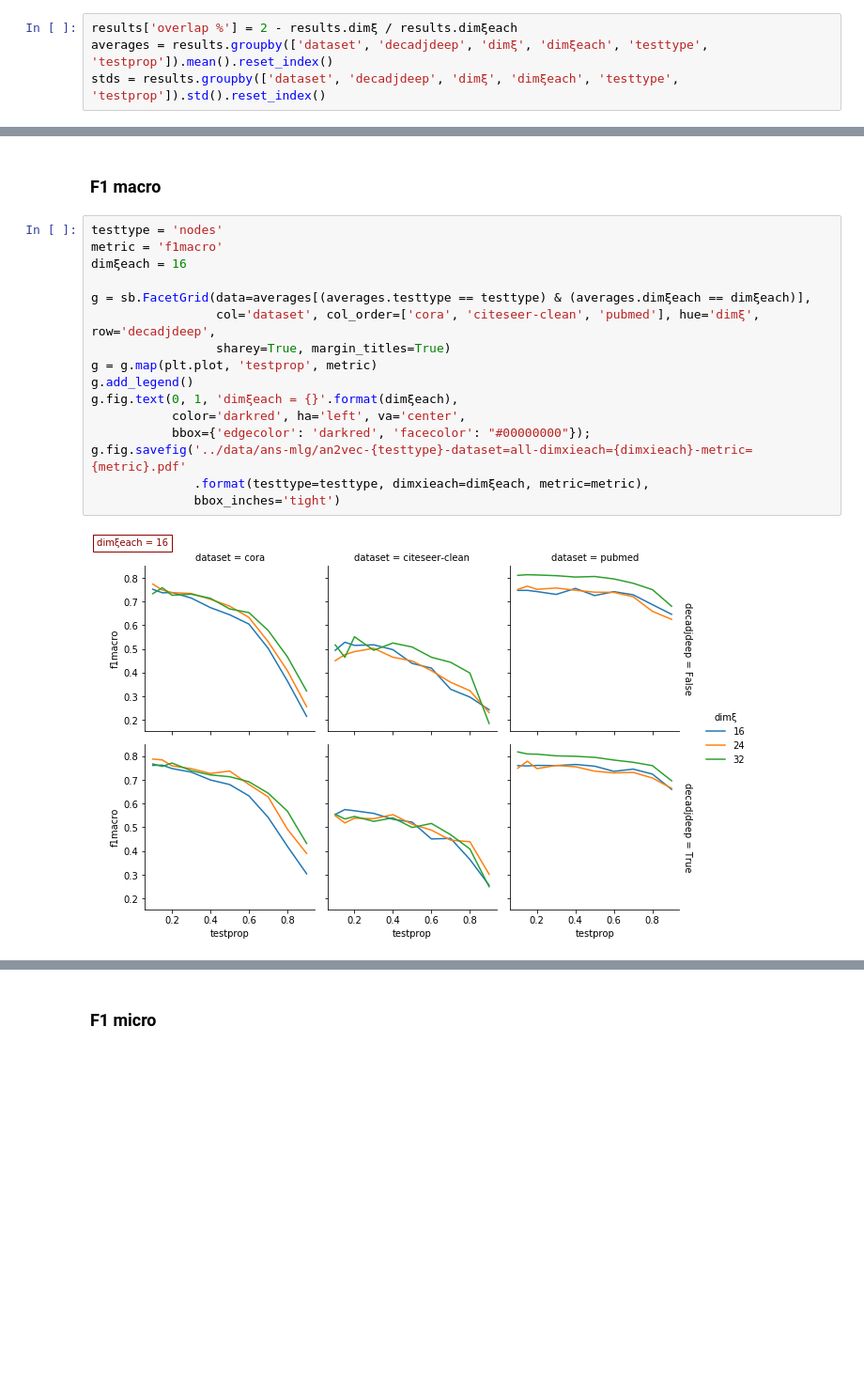
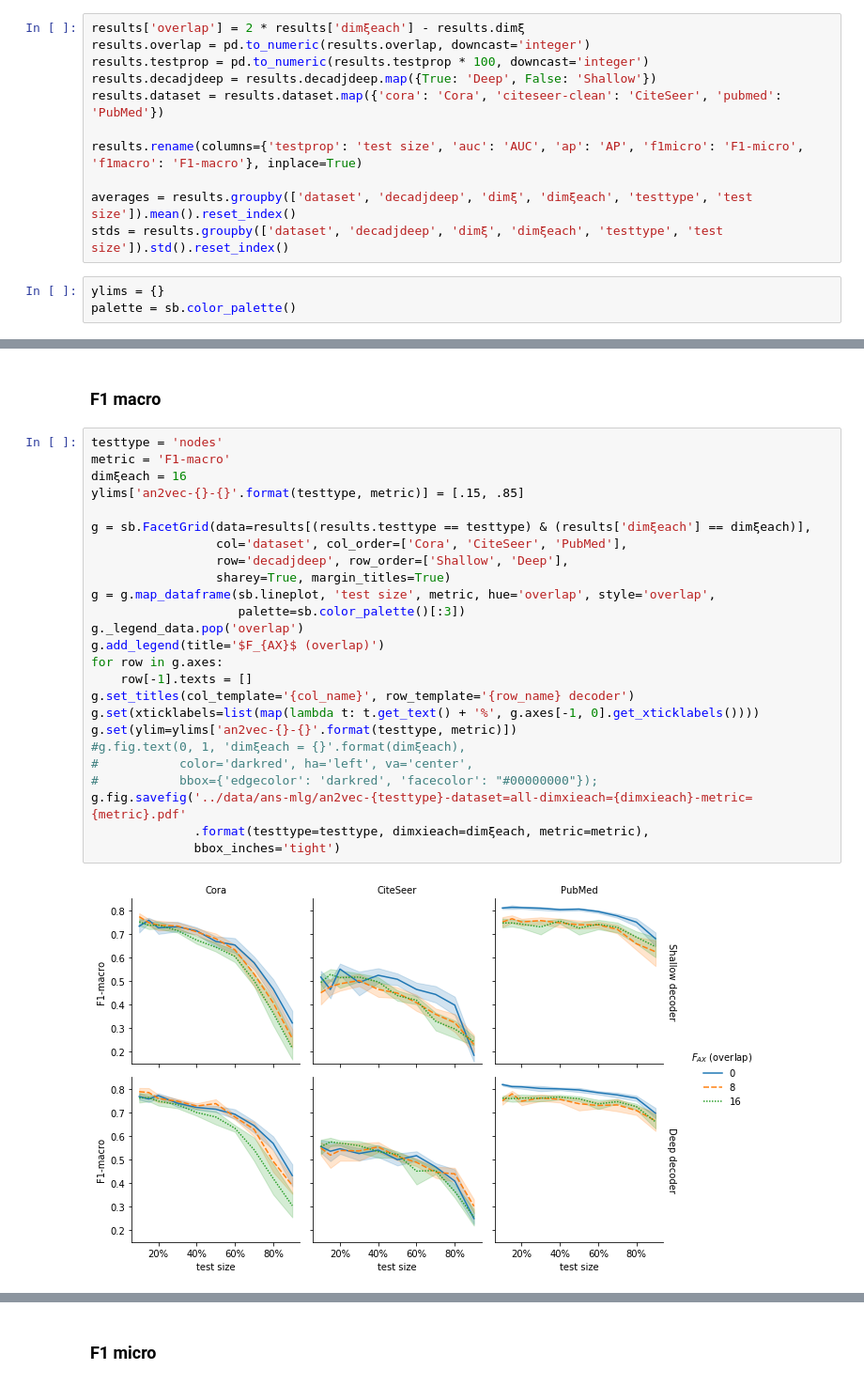
Before and after one commit to ixxi-dante/an2vec, a Jupyter notebook: julia/nc-lp-several_testprops-several_dimxieach.ipynb, the cells around one changed output, grey strips where cells are left out. Shown at 94% size. Saved outputs shown, nothing was run; the diff lists cells and outputs as text; blank space fills up the shorter version.

Commit message:
feat/benchmarks: some figure formatting

```diff
--- a/julia/nc-lp-several_testprops-several_dimxieach.ipynb
+++ b/julia/nc-lp-several_testprops-several_dimxieach.ipynb
@@ -44,10 +44,20 @@ Excluding the 0 / 3200 points with total loss > 10
 
 Loading dimxieach = 32
 Excluding the 0 / 4000 points with total loss > 10
-# %%
-results['overlap %'] = 2 - results.dimξ / results.dimξeach
-averages = results.groupby(['dataset', 'decadjdeep', 'dimξ', 'dimξeach', 'testtype', 'testprop']).mean().reset_index()
-stds = results.groupby(['dataset', 'decadjdeep', 'dimξ', 'dimξeach', 'testtype', 'testprop']).std().reset_index()
+# %%
+results['overlap'] = 2 * results['dimξeach'] - results.dimξ
+results.overlap = pd.to_numeric(results.overlap, downcast='integer')
+results.testprop = pd.to_numeric(results.testprop * 100, downcast='integer')
+results.decadjdeep = results.decadjdeep.map({True: 'Deep', False: 'Shallow'})
+results.dataset = results.dataset.map({'cora': 'Cora', 'citeseer-clean': 'CiteSeer', 'pubmed': 'PubMed'})
+
+results.rename(columns={'testprop': 'test size', 'auc': 'AUC', 'ap': 'AP', 'f1micro': 'F1-micro', 'f1macro': 'F1-macro'}, inplace=True)
+
+averages = results.groupby(['dataset', 'decadjdeep', 'dimξ', 'dimξeach', 'testtype', 'test size']).mean().reset_index()
+stds = results.groupby(['dataset', 'decadjdeep', 'dimξ', 'dimξeach', 'testtype', 'test size']).std().reset_index()
+# %%
+ylims = {}
+palette = sb.color_palette()
 # %% [markdown]
 ## Edge reconstruction
 # %% [markdown]
@@ -136,21 +186,30 @@ for dataset in datasets:
 ### F1 macro
 # %%
 testtype = 'nodes'
-metric = 'f1macro'
+metric = 'F1-macro'
 dimξeach = 16
+ylims['an2vec-{}-{}'.format(testtype, metric)] = [.15, .85]
 
-g = sb.FacetGrid(data=averages[(averages.testtype == testtype) & (averages.dimξeach == dimξeach)],
-                 col='dataset', col_order=['cora', 'citeseer-clean', 'pubmed'], hue='dimξ', row='decadjdeep',
+g = sb.FacetGrid(data=results[(results.testtype == testtype) & (results['dimξeach'] == dimξeach)],
+                 col='dataset', col_order=['Cora', 'CiteSeer', 'PubMed'],
+                 row='decadjdeep', row_order=['Shallow', 'Deep'],
                  sharey=True, margin_titles=True)
-g = g.map(plt.plot, 'testprop', metric)
-g.add_legend()
-g.fig.text(0, 1, 'dimξeach = {}'.format(dimξeach),
-           color='darkred', ha='left', va='center',
-           bbox={'edgecolor': 'darkred', 'facecolor': "#00000000"});
+g = g.map_dataframe(sb.lineplot, 'test size', metric, hue='overlap', style='overlap',
+                    palette=sb.color_palette()[:3])
+g._legend_data.pop('overlap')
+g.add_legend(title='$F_{AX}$ (overlap)')
+for row in g.axes:
+    row[-1].texts = []
+g.set_titles(col_template='{col_name}', row_template='{row_name} decoder')
+g.set(xticklabels=list(map(lambda t: t.get_text() + '%', g.axes[-1, 0].get_xticklabels())))
+g.set(ylim=ylims['an2vec-{}-{}'.format(testtype, metric)])
+#g.fig.text(0, 1, 'dimξeach = {}'.format(dimξeach),
+#           color='darkred', ha='left', va='center',
+#           bbox={'edgecolor': 'darkred', 'facecolor': "#00000000"});
 g.fig.savefig('../data/ans-mlg/an2vec-{testtype}-dataset=all-dimxieach={dimxieach}-metric={metric}.pdf'
               .format(testtype=testtype, dimxieach=dimξeach, metric=metric),
               bbox_inches='tight')
 # %% [output]
-[figure, old version]
+[figure, new version]
 # %%
 testtype = 'nodes'
```
Also changed, not shown: parts of 13 cells of this notebook, 31 other files.
